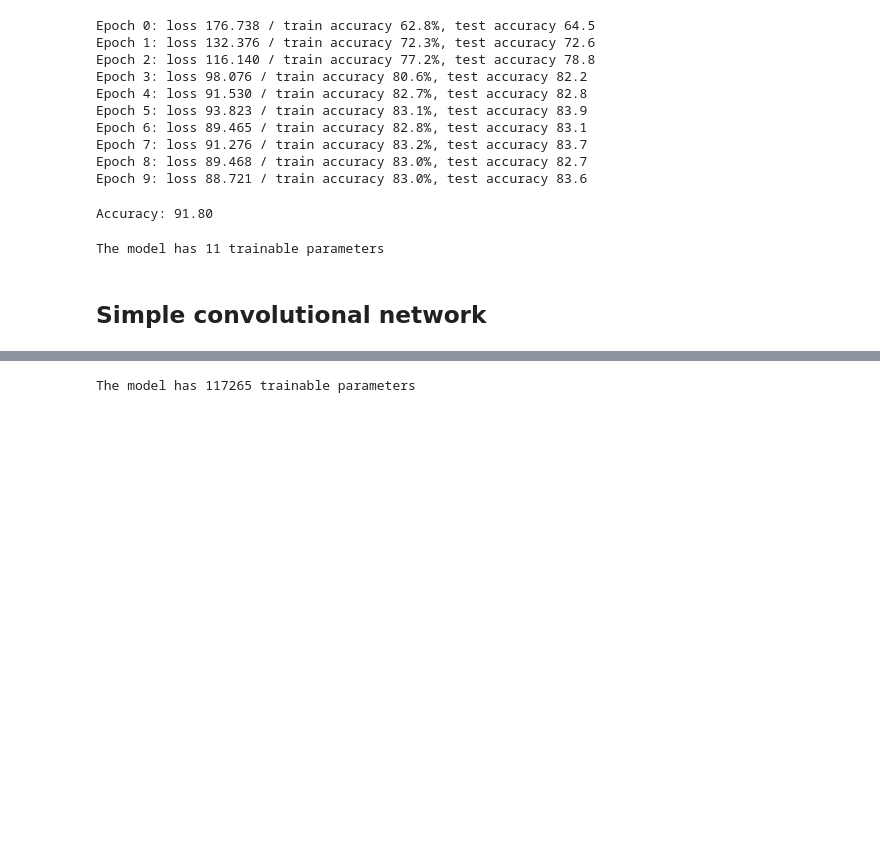
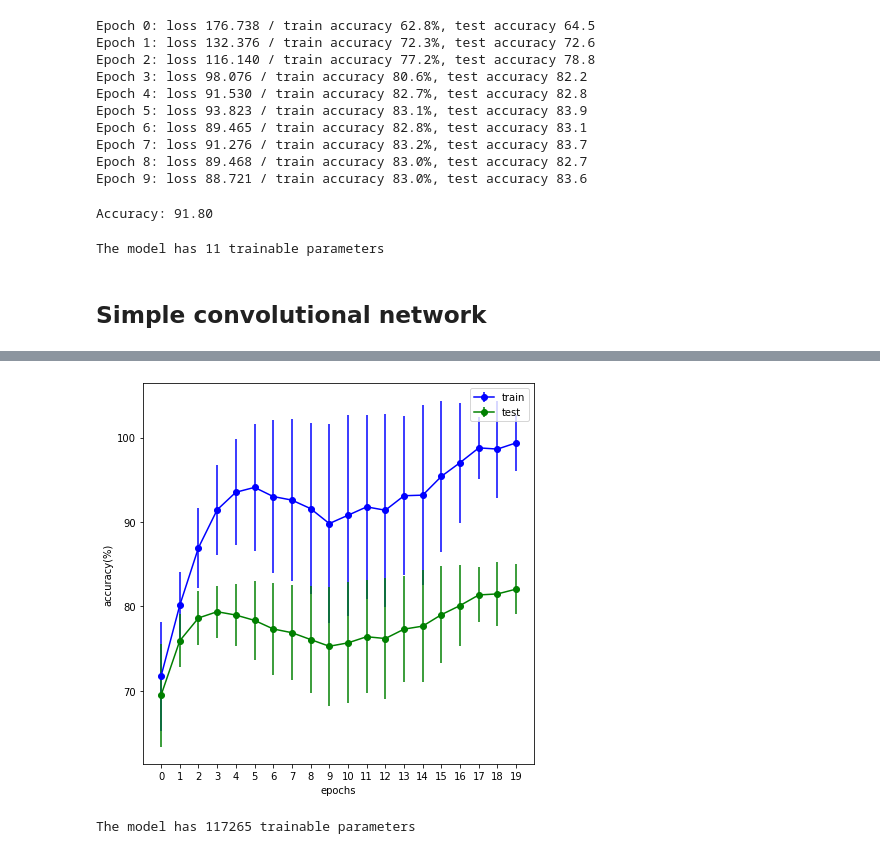
Before and after one commit to lustea0201/dl_projects, a Jupyter notebook: project1/experiments.ipynb, the cells around one changed output, grey strips where cells are left out. Cells and saved outputs as stored; diff of their text form; code cells hidden in the pictures; blank space fills up the shorter version.

Commit message:
visualization of train & test acc (sort of)

```diff
--- a/project1/experiments.ipynb
+++ b/project1/experiments.ipynb
@@ -192,18 +192,34 @@ The model has 11 trainable parameters
 # %%
 from models.convnet import ConvNet
 from utils import train_model
+from utils import visualize_accuracy
+from dlc_practical_prologue import generate_pair_sets
 
-model = ConvNet(nb_channels=48, kernel_size=3, weight_sharing=False)
-criterion = nn.BCELoss()
+nSamples = 1000
 #optimizer = torch.optim.SGD(model.parameters(), lr = 1e-2)
-optimizer = torch.optim.Adam(model.parameters(), lr = 1e-3)
 nb_epochs = 20
 mini_batch_size = 100
 
-# input size is 16 x 16 (power of 2, so that it can be run through 3 max-pool layers)
-train_model(model,
-            torch.nn.functional.pad(train_input, (1, 1, 1, 1), 'constant', 0), train_target.float(),
-            torch.nn.functional.pad(test_input, (1, 1, 1, 1), 'constant', 0), test_target,
-            nb_epochs, mini_batch_size,
-            optimizer, criterion)
+nb_iter = 150
+train_accuracies, test_accuracies, train_losses = [], [], []
+for i in range(nb_iter):
+
+    model = ConvNet(nb_channels=48, kernel_size=3, weight_sharing=False)
+    optimizer = torch.optim.Adam(model.parameters(), lr = 1e-3)
+    criterion = nn.BCELoss()
+
+    train_input, train_target, train_classes, test_input, test_target, test_classes = generate_pair_sets(nSamples)
+    # input size is 16 x 16 (power of 2, so that it can be run through 3 max-pool layers)
+    train_input_cnn = torch.nn.functional.pad(train_input, (1, 1, 1, 1), 'constant', 0)
+    test_input_cnn = torch.nn.functional.pad(test_input, (1, 1, 1, 1), 'constant', 0)
+    train_accuracy, test_accuracy, train_loss = train_model(model,
+                                            train_input_cnn, train_target.float(),
+                                            test_input_cnn, test_target,
+                                            nb_epochs, mini_batch_size,
+                                            optimizer, criterion)
+    train_accuracies.append(train_accuracy)
+    test_accuracies.append(test_accuracy)
+    train_losses.append(train_loss)
+
+visualize_accuracy(train_accuracies, test_accuracies, train_losses)
 # %% [output]
@@ -230,3 +226,4 @@ Epoch 19: loss 0.003 / train accuracy 100.0%, test accuracy 82.5
+[figure, added]
 # %%
 from utils import num_of_train_param
 num_of_train_param(model)
```
Also changed, not shown: parts of 2 cells of this notebook, 1 other file.
